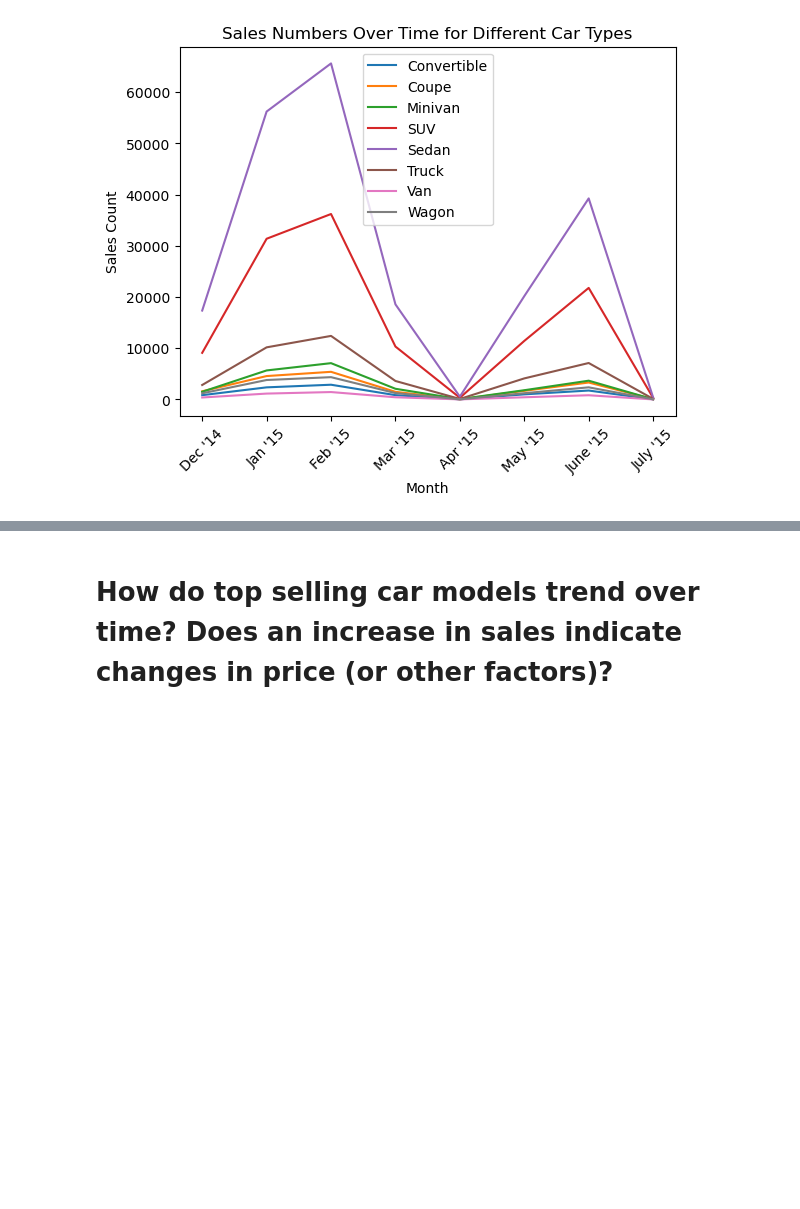
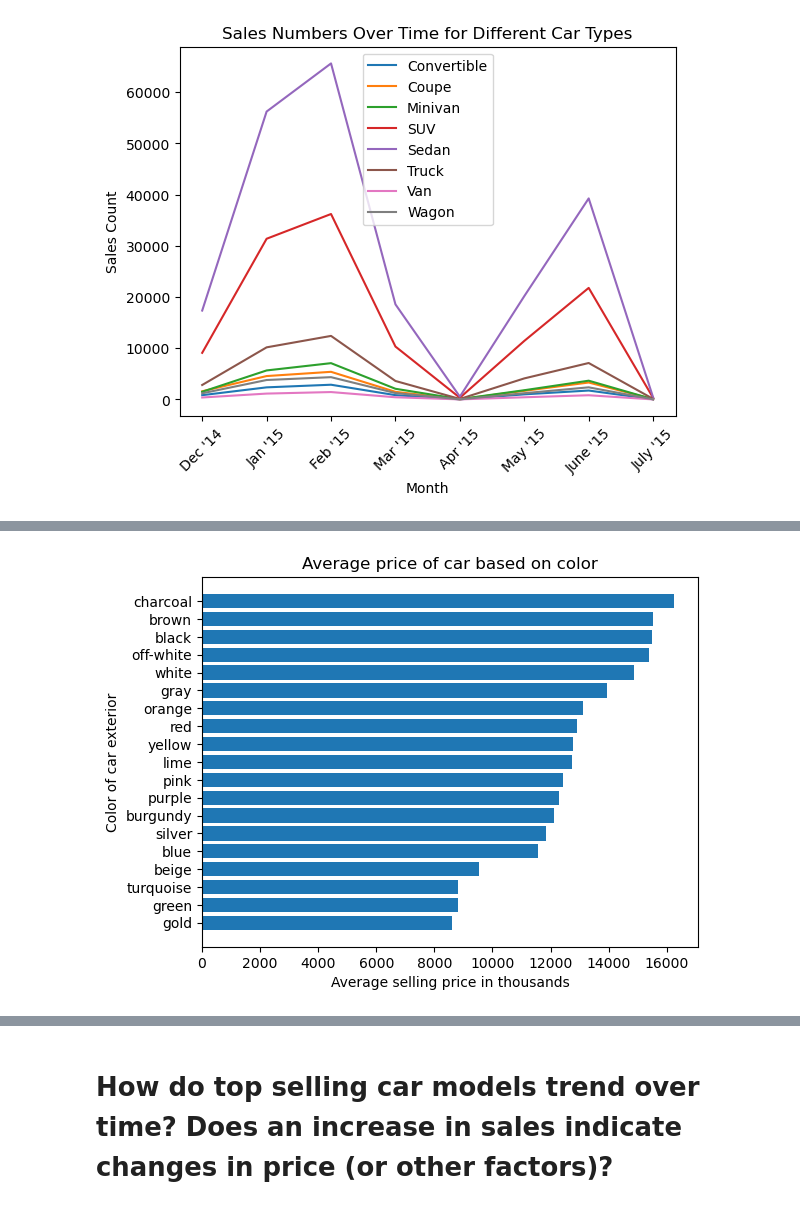
Before and after one commit to marsh52/project1, a Jupyter notebook: car_sales_analysis .ipynb, the cells around one changed output, grey strips where cells are left out. Cells and saved outputs as stored; diff of their text form; code cells hidden in the pictures; blank space fills up the shorter version.

```diff
--- a/car_sales_analysis .ipynb
+++ b/car_sales_analysis .ipynb
@@ -129,0 +177,27 @@ plt.show()
+# %%
+car_colo= cars_clean_df.groupby("color")[["mmr", "sellingprice"]].count().reset_index()
+car_colo
+exterior_sum = car_colo['sellingprice'].sum()
+
+for exterior in car_colo["sellingprice"]:
+    car_colo["percentofcount"] = car_colo['sellingprice'] / exterior_sum * 100
+
+car_colo
+
+interior_and_exterior = car_col.join(car_colo, lsuffix= '1')
+interior_and_exterior
+
+for colors in interior_and_exterior:
+    interior_and_exterior['ppercolor']= interior_and_exterior['sellingprice1'] / interior_and_exterior['sellingprice']
+# %%
+intex =interior_and_exterior.sort_values('sellingprice1', ascending = True).reset_index().drop(19)
+intex
+
+plt.barh(intex['color1'], intex['sellingprice1'])
+plt.title("Average price of car based on color")
+plt.xlabel("Average selling price in thousands" )
+plt.ylabel("Color of car exterior")
+plt.savefig('Output/avgPriceByColor.png')
+plt.show()
+# %% [output]
+[figure, added]
```
Also changed, not shown: parts of 6 cells of this notebook, 6 other files.
